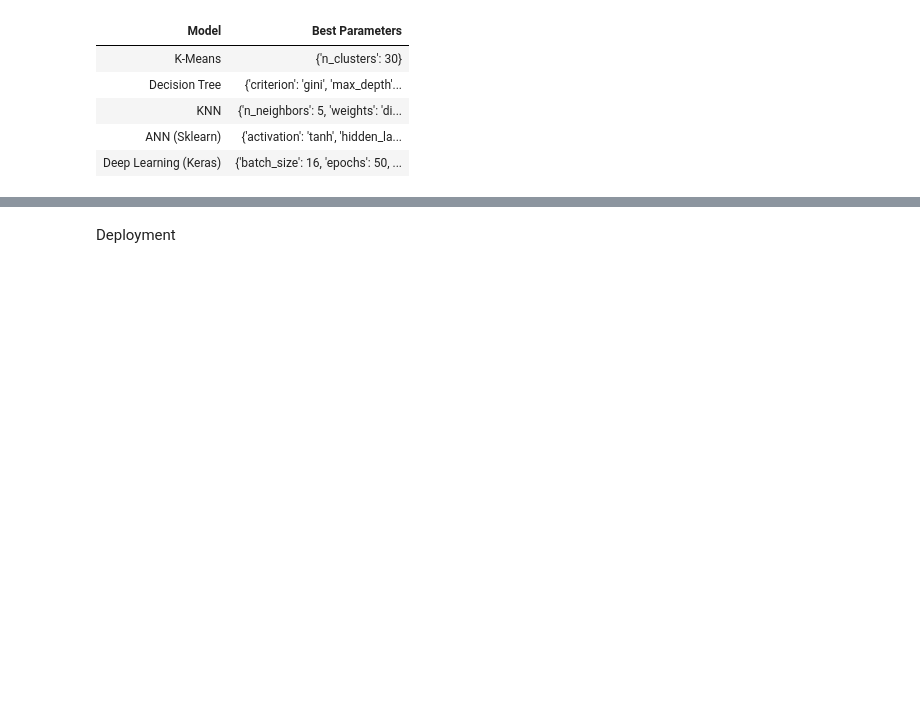
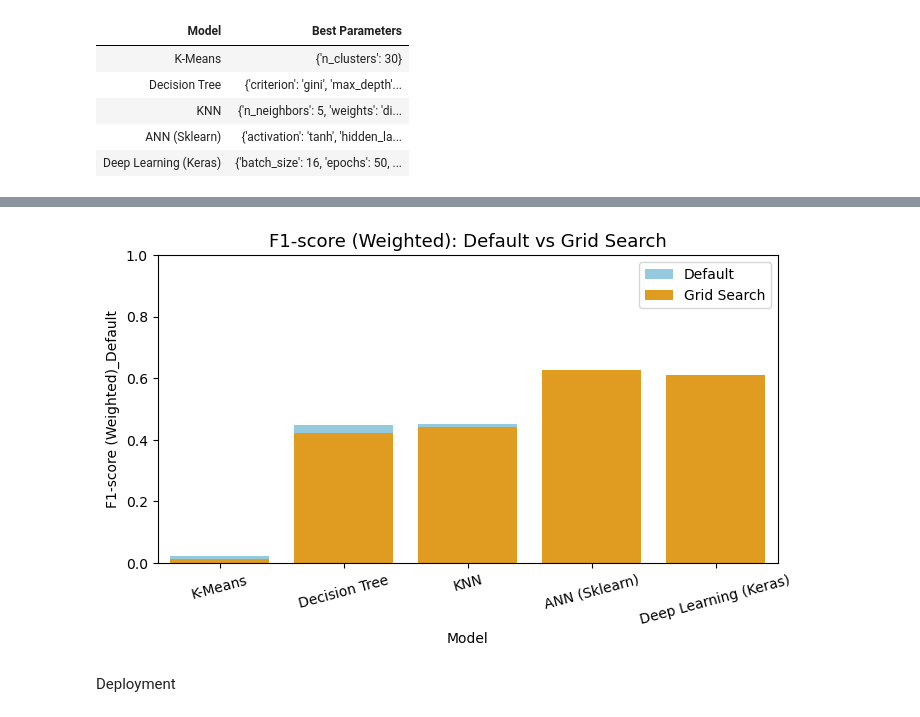
Before and after one commit to phqsuema123/Stock-quadrant-quantitative-analysis-using-deep-learning-classification, a Jupyter notebook: 1.Final_file/3.Data_preparation,4.Modelling/final100.ipynb, the cells around one changed output, grey strips where cells are left out. Saved outputs shown, nothing was run; the diff lists cells and outputs as text; code cells hidden in the pictures; blank space fills up the shorter version.

```diff
--- a/1.Final_file/3.Data_preparation,4.Modelling/final100.ipynb
+++ b/1.Final_file/3.Data_preparation,4.Modelling/final100.ipynb
@@ -1436,3 +1516,18 @@ Best Parameters
+# %%
+# ============================================================
+# 📈 FIXED: PLOT F1 (Weighted)
+# ============================================================
+plt.figure(figsize=(8, 4))
+sns.barplot(data=metrics_combined, x="Model", y="F1-score (Weighted)_Default", color="skyblue", label="Default")
+sns.barplot(data=metrics_combined, x="Model", y="F1-score (Weighted)_Grid", color="orange", label="Grid Search")
+
+plt.title("F1-score (Weighted): Default vs Grid Search", fontsize=13)
+plt.ylim(0, 1)
+plt.legend()
+plt.xticks(rotation=15)
+plt.show()
+# %% [output]
+[figure, added]
 # %% [markdown]
 Deployment
 # %%
```
Also changed, not shown: parts of 4 cells of this notebook, 7 other files.
